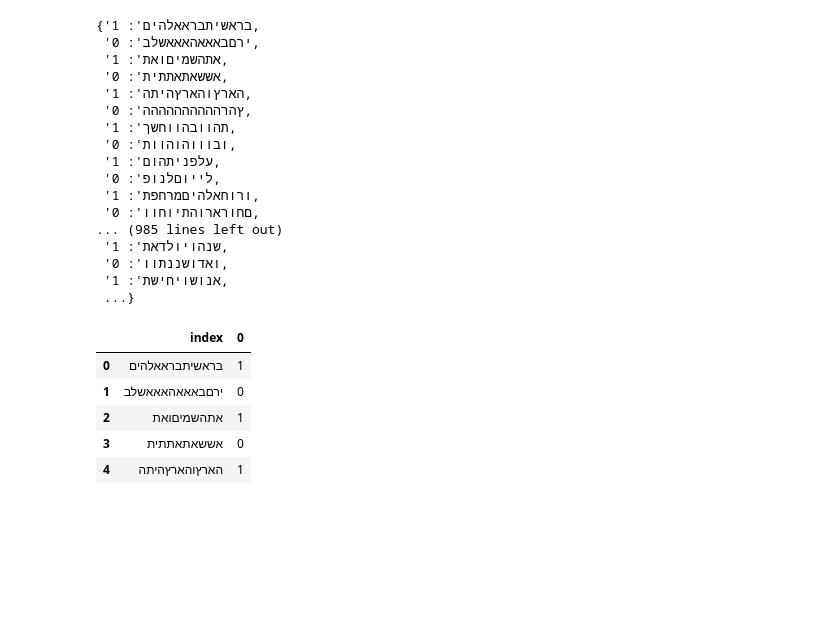
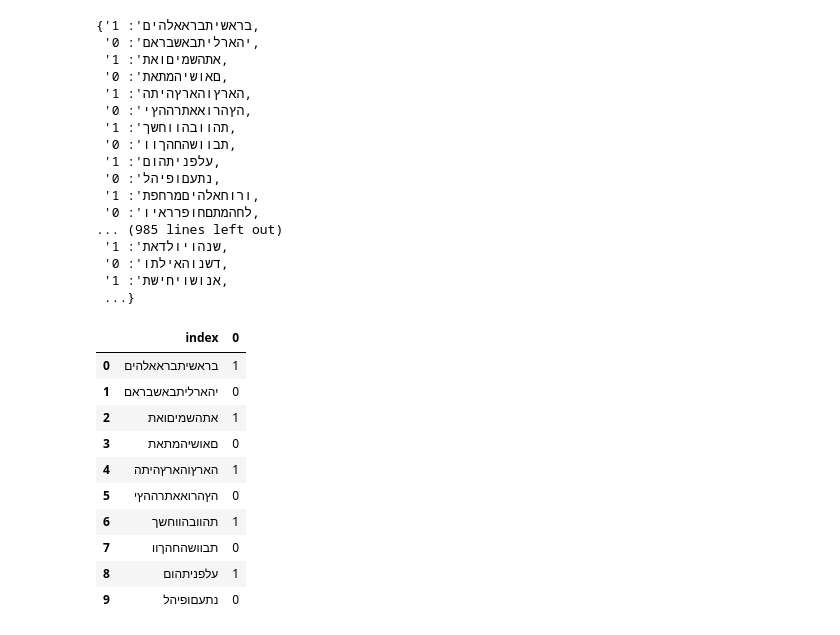
Before and after one commit to mannmoshe/text-recognition, a Jupyter notebook: true_text_classifier.ipynb, the cells around one changed output. Cells and saved outputs as stored; diff of their text form; code cells hidden in the pictures; blank space fills up the shorter version.

```diff
--- a/true_text_classifier.ipynb
+++ b/true_text_classifier.ipynb
@@ -15,35 +15,42 @@ phrases = {}
 for i in range(0, int(len(torah_words)), 3):
   phrase = ''.join(torah_words[i: i+3])
   phrases[phrase] = 1 # true text
-  phrases[''.join(random.choices(phrase, k=len(phrase), weights=[phrase.count(c) / len(phrase) for c in phrase]))] = 0 # random text
+  phrase_letters_list = [l for l in phrase]
+  random.shuffle(phrase_letters_list)
+  phrases[''.join(phrase_letters_list)] = 0 # random text
 # %%
 phrases
 # %% [output]
 {'בראשיתבראאלהים': 1,
- 'ירםבאאאהאאאשלב': 0,
+ 'יהארליתבאשבראם': 0,
  'אתהשמיםואת': 1,
- 'אששאתאתתית': 0,
+ 'םאושיהמתאת': 0,
  'הארץוהארץהיתה': 1,
- 'ץהרהההההההההה': 0,
+ 'הץהרואאתרההץי': 0,
  'תהוובהווחשך': 1,
- 'ובוווהוהוות': 0,
+ 'תבוושהחהךוו': 0,
  'עלפניתהום': 1,
- 'לייוםלנופ': 0,
+ 'נתעםופיהל': 0,
  'ורוחאלהיםמרחפת': 1,
- 'םחורארוהתיוחוו': 0,
+ 'לחהמתםחופרראיו': 0,
 ... (985 lines left out)
  'שנהויולדאת': 1,
- 'ואדושננתוו': 0,
+ 'דשנוהאילתו': 0,
  'אנושויחישת': 1,
  ...}
 # %%
 phrases_dataset = pd.DataFrame.from_dict(phrases, orient='index').reset_index()
 # %%
-phrases_dataset.head()
+phrases_dataset.head(10)
 # %% [output]
 |  | index | 0 |
 | 0 | בראשיתבראאלהים | 1 |
-| 1 | ירםבאאאהאאאשלב | 0 |
+| 1 | יהארליתבאשבראם | 0 |
 | 2 | אתהשמיםואת | 1 |
-| 3 | אששאתאתתית | 0 |
+| 3 | םאושיהמתאת | 0 |
 | 4 | הארץוהארץהיתה | 1 |
+| 5 | הץהרואאתרההץי | 0 |
+| 6 | תהוובהווחשך | 1 |
+| 7 | תבוושהחהךוו | 0 |
+| 8 | עלפניתהום | 1 |
+| 9 | נתעםופיהל | 0 |
```
